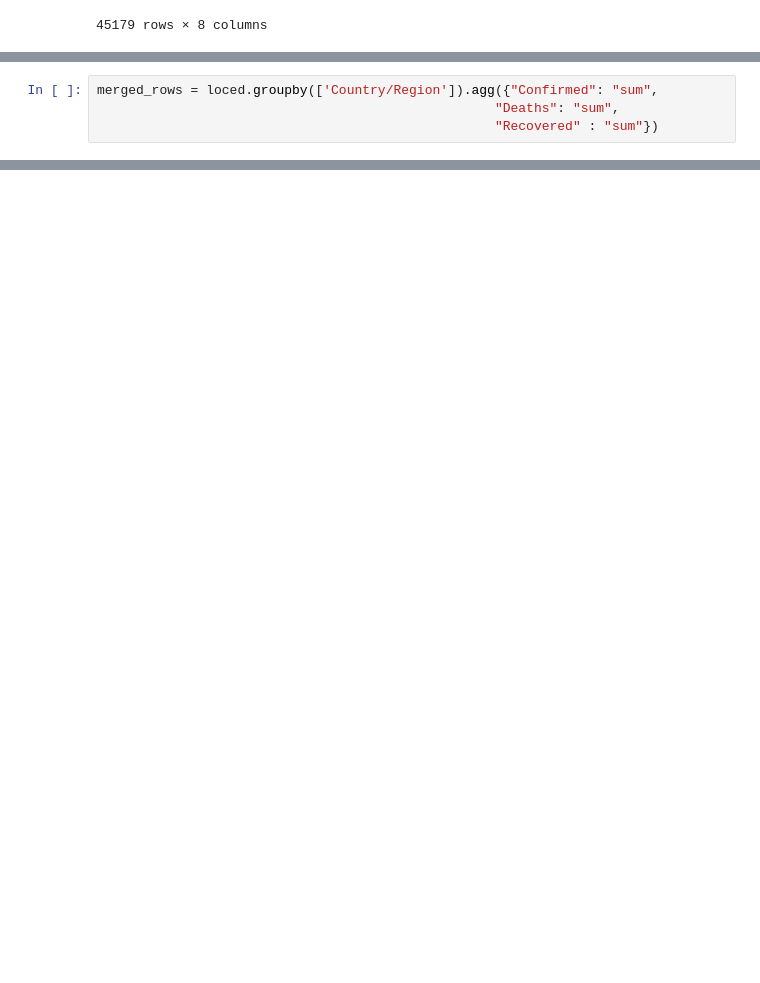
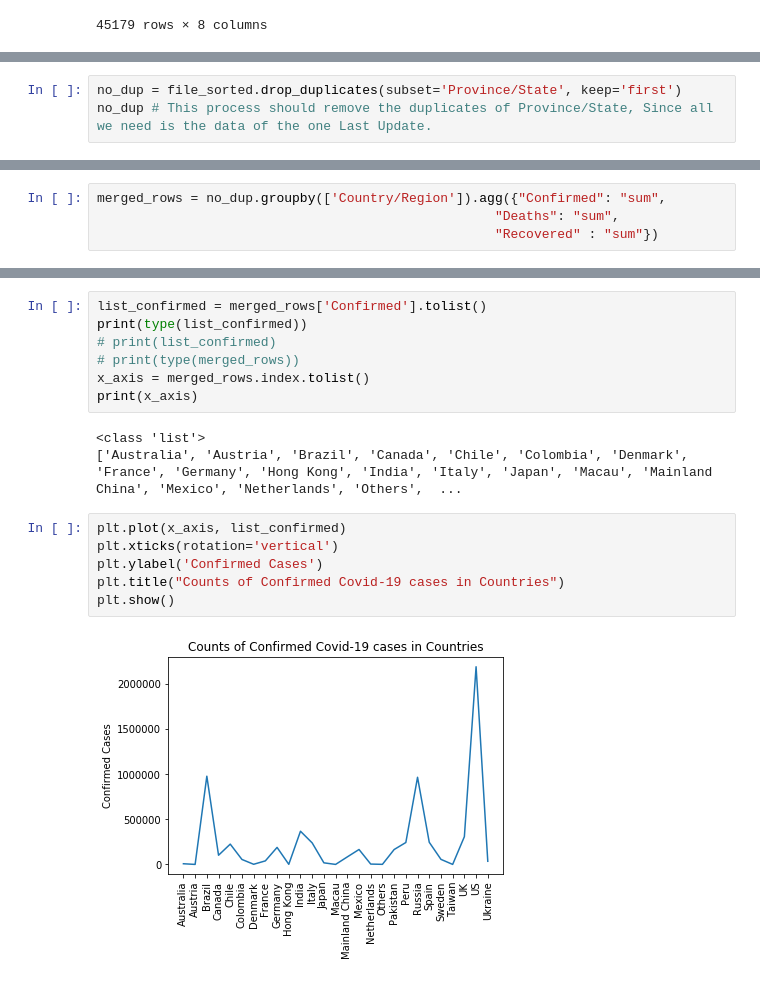
Before and after one commit to edwardma401/unit07_project_1, a Jupyter notebook: Untitled.ipynb, the cells around one changed output, grey strips where cells are left out. Drawn from its saved outputs; the diff is of its cells as text; blank space fills up the shorter version.

Commit message:
Cleaned Covid-19 Data

```diff
--- a/Untitled.ipynb
+++ b/Untitled.ipynb
@@ -40,0 +24,3 @@ loced
+# %%
+no_dup = file_sorted.drop_duplicates(subset='Province/State', keep='first')
+no_dup # This process should remove the duplicates of Province/State, Since all we need is the data of the one Last Update.
@@ -41,4 +41,4 @@ loced
 # %%
-merged_rows = loced.groupby(['Country/Region']).agg({"Confirmed": "sum",
+merged_rows = no_dup.groupby(['Country/Region']).agg({"Confirmed": "sum",
                                                    "Deaths": "sum",
                                                    "Recovered" : "sum"})
@@ -71,0 +66,18 @@ merged_rows.plot()
+# %%
+list_confirmed = merged_rows['Confirmed'].tolist()
+print(type(list_confirmed))
+# print(list_confirmed)
+# print(type(merged_rows))
+x_axis = merged_rows.index.tolist()
+print(x_axis)
+# %% [output]
+<class 'list'>
+['Australia', 'Austria', 'Brazil', 'Canada', 'Chile', 'Colombia', 'Denmark', 'France', 'Germany', 'Hong Kong', 'India', 'Italy', 'Japan', 'Macau', 'Mainland China', 'Mexico', 'Netherlands', 'Others',  ...
+# %%
+plt.plot(x_axis, list_confirmed)
+plt.xticks(rotation='vertical')
+plt.ylabel('Confirmed Cases')
+plt.title("Counts of Confirmed Covid-19 cases in Countries")
+plt.show()
+# %% [output]
+[figure, added]
```
Also changed, not shown: parts of 13 cells of this notebook.
